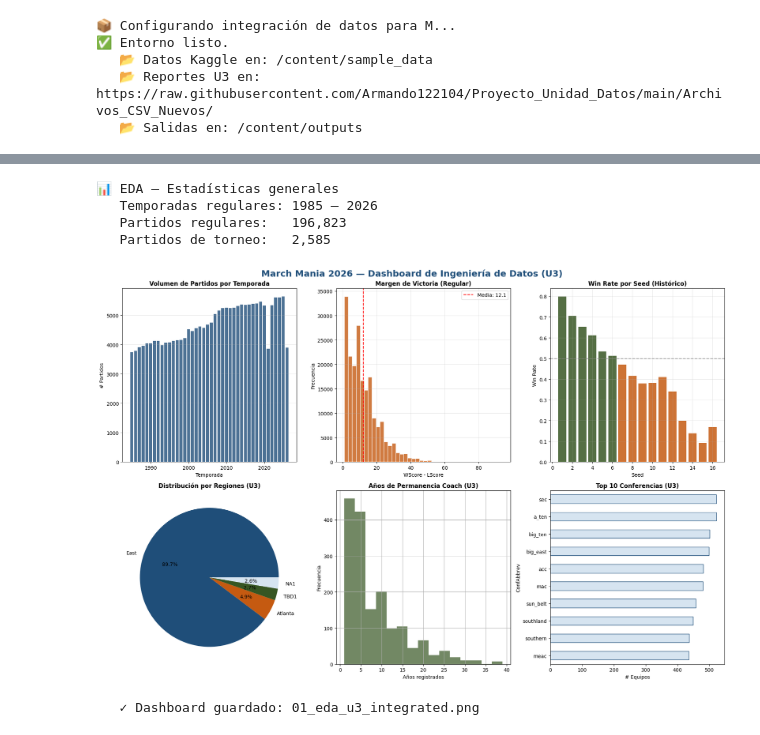
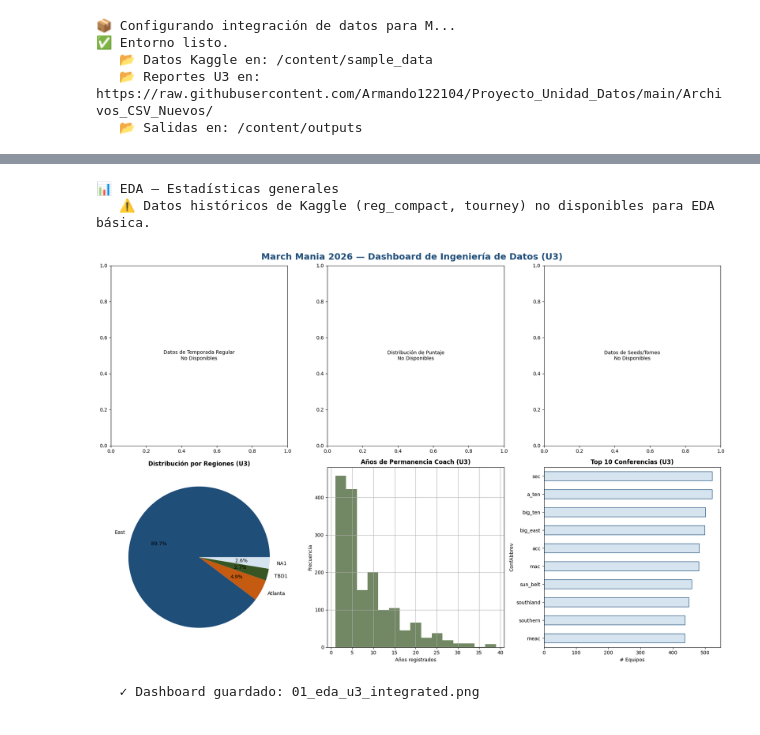
Before and after one commit to Armando122104/Proyecto_Unidad_Datos, a Jupyter notebook: ProyectoUnidad2_Final_Version.ipynb, the cells around one changed output, grey strips where cells are left out. Drawn from its saved outputs; the diff is of its cells as text; code cells hidden in the pictures.

```diff
--- a/ProyectoUnidad2_Final_Version.ipynb
+++ b/ProyectoUnidad2_Final_Version.ipynb
@@ -248,5 +248,5 @@ print("\nCarga completada. El pipeline tiene acceso a los 10 csv de las tablas n
 # %%
-# 2. EDA — ANÁLISIS EXPLORATORIO
+ # 2. EDA — ANÁLISIS EXPLORATORIO
 
 def run_eda(reg_compact, tourney, seeds_df, df_evolucion=None, df_coaches=None):
     """
@@ -254,9 +254,14 @@ def run_eda(reg_compact, tourney, seeds_df, df_evolucion=None, df_coaches=None):
     Integra datos históricos con los reportes de la Unidad 3.
     """
     print("\n📊 EDA — Estadísticas generales")
-    print(f"   Temporadas regulares: {reg_compact['Season'].min()} – {reg_compact['Season'].max()}")
-    print(f"   Partidos regulares:   {len(reg_compact):,}")
-    print(f"   Partidos de torneo:   {len(tourney):,}")
+
+    # Check for core Kaggle dataframes
+    if reg_compact is not None and tourney is not None:
+        print(f"   Temporadas regulares: {reg_compact['Season'].min()} – {reg_compact['Season'].max()}")
+        print(f"   Partidos regulares:   {len(reg_compact):,}")
+        print(f"   Partidos de torneo:   {len(tourney):,}")
+    else:
+        print("   ⚠️ Datos históricos de Kaggle (reg_compact, tourney) no disponibles para EDA básica.")
 
     fig, axes = plt.subplots(2, 3, figsize=(18, 12))
     fig.suptitle("March Mania 2026 — Dashboard de Ingeniería de Datos (U3)",
@@ -264,20 +269,28 @@ def run_eda(reg_compact, tourney, seeds_df, df_evolucion=None, df_coaches=None):
 
     # 1. Partidos por temporada (Kaggle)
     ax = axes[0, 0]
-    games_per_season = reg_compact.groupby("Season").size()
-    ax.bar(games_per_season.index, games_per_season.values, color=PALETTE["primary"], alpha=0.8)
-    ax.set_title("Volumen de Partidos por Temporada", fontweight="bold")
-    ax.set_xlabel("Temporada"); ax.set_ylabel("# Partidos")
-    ax.grid(axis="y", alpha=0.3)
+    if reg_compact is not None:
+        games_per_season = reg_compact.groupby("Season").size()
+        ax.bar(games_per_season.index, games_per_season.values, color=PALETTE["primary"], alpha=0.8)
+        ax.set_title("Volumen de Partidos por Temporada", fontweight="bold")
+        ax.set_xlabel("Temporada"); ax.set_ylabel("# Partidos")
+        ax.grid(axis="y", alpha=0.3)
+    else:
+        ax.text(0.5, 0.5, "Datos de Temporada Regular\nNo Disponibles", ha='center', va='center')
+
 
     # 2. Distribución de diferencias de puntaje (Kaggle)
     ax = axes[0, 1]
-    score_diff = reg_compact["WScore"] - reg_compact["LScore"]
-    ax.hist(score_diff, bins=40, color=PALETTE["accent"], alpha=0.8, edgecolor="white")
-    ax.axvline(score_diff.mean(), color="red", linestyle="--", label=f"Media: {score_diff.mean():.1f}")
-    ax.set_title("Margen de Victoria (Regular)", fontweight="bold")
-    ax.set_xlabel("WScore - LScore"); ax.set_ylabel("Frecuencia")
-    ax.legend(); ax.grid(alpha=0.3)
+    if reg_compact is not None:
+        score_diff = reg_compact["WScore"] - reg_compact["LScore"]
+        ax.hist(score_diff, bins=40, color=PALETTE["accent"], alpha=0.8, edgecolor="white")
+        ax.axvline(score_diff.mean(), color="red", linestyle="--", label=f"Media: {score_diff.mean():.1f}")
+        ax.set_title("Margen de Victoria (Regular)", fontweight="bold")
+        ax.set_xlabel("WScore - LScore"); ax.set_ylabel("Frecuencia")
+        ax.legend(); ax.grid(alpha=0.3)
+    else:
+        ax.text(0.5, 0.5, "Distribución de Puntaje\nNo Disponibles", ha='center', va='center')
+
 
     # 3. Win Rate por Seed en Torneo (Kaggle)
     ax = axes[0, 2]
@@ -289,16 +302,22 @@ def run_eda(reg_compact, tourney, seeds_df, df_evolucion=None, df_coaches=None):
         t = t.merge(seeds_clean[["Season","TeamID","SeedNum"]], left_on=["Season","LTeamID"], right_on=["Season","TeamID"])
         t = t.rename(columns={"SeedNum": "LSeed"}).drop("TeamID", axis=1)
 
-        seed_wins = t.groupby("WSeed").size().reset_index(name="Wins")
-        seed_total = pd.concat([t[["WSeed"]].rename(columns={"WSeed":"Seed"}), t[["LSeed"]].rename(columns={"LSeed":"Seed"})]).groupby("Seed").size()
-        seed_wr = (seed_wins.set_index("WSeed")["Wins"] / seed_total).reset_index()
-        seed_wr.columns = ["Seed", "WinRate"]
-        colors = [PALETTE["success"] if wr > 0.5 else PALETTE["accent"] for wr in seed_wr["WinRate"]]
-        ax.bar(seed_wr["Seed"], seed_wr["WinRate"], color=colors, alpha=0.85)
-        ax.axhline(0.5, color="gray", linestyle="--", alpha=0.7)
-        ax.set_title("Win Rate por Seed (Histórico)", fontweight="bold")
-        ax.set_xlabel("Seed"); ax.set_ylabel("Win Rate")
-        ax.grid(alpha=0.3)
+        # Ensure t is not empty before proceeding
+        if not t.empty:
+            seed_wins = t.groupby("WSeed").size().reset_index(name="Wins")
+            seed_total = pd.concat([t[["WSeed"]].rename(columns={"WSeed":"Seed"}), t[["LSeed"]].rename(columns={"LSeed":"Seed"})]).groupby("Seed").size()
+            seed_wr = (seed_wins.set_index("WSeed")["Wins"] / seed_total).reset_index()
+            seed_wr.columns = ["Seed", "WinRate"]
+            colors = [PALETTE["success"] if wr > 0.5 else PALETTE["accent"] for wr in seed_wr["WinRate"]]
+            ax.bar(seed_wr["Seed"], seed_wr["WinRate"], color=colors, alpha=0.85)
+            ax.axhline(0.5, color="gray", linestyle="--", alpha=0.7)
+            ax.set_title("Win Rate por Seed (Histórico)", fontweight="bold")
+            ax.set_xlabel("Seed"); ax.set_ylabel("Win Rate")
+            ax.grid(alpha=0.3)
+        else:
+            ax.text(0.5, 0.5, "Datos de Seeds/Torneo\nInsuficientes o No Disponibles", ha='center', va='center')
+    else:
+        ax.text(0.5, 0.5, "Datos de Seeds/Torneo\nNo Disponibles", ha='center', va='center')
 
     # --- DATOS PROVENIENTES DE LA UNIDAD 3 ---
 
@@ -320,37 +339,35 @@ def run_eda(reg_compact, tourney, seeds_df, df_evolucion=None, df_coaches=None):
         ax.set_title("Años de Permanencia Coach (U3)", fontweight="bold")
         ax.set_xlabel("Años registrados"); ax.set_ylabel("Frecuencia")
     else:
         ax.text(0.5, 0.5, "Datos de Coaches U3\nNo Disponibles", ha='center', va='center')
 
     # 6. Top Conferencias por Volumen de Equipos (De: Reporte_Equipos_Conferencias.csv)
     ax = axes[1, 2]
     if df_evolucion is not None and 'ConfAbbrev' in df_evolucion.columns:
         df_evolucion['ConfAbbrev'].value_counts().head(10).plot(kind='barh', ax=ax, color=PALETTE["light"], edgecolor=PALETTE["primary"])
         ax.invert_yaxis()
         ax.set_title("Top 10 Conferencias (U3)", fontweight="bold")
         ax.set_xlabel("# Equipos")
     else:
         ax.text(0.5, 0.5, "Datos de Conf. U3\nNo Disponibles", ha='center', va='center')
 
     plt.tight_layout()
     plt.savefig(FIGURES_DIR / "01_eda_u3_integrated.png", dpi=150, bbox_inches="tight")
     plt.show()
     print("   ✓ Dashboard guardado: 01_eda_u3_integrated.png")
 
 # INVOCACIÓN
 run_eda(
     reg_compact=reg_compact,
     tourney=tourney,
     seeds_df=seeds_df,
     df_evolucion=evolucion,
     df_coaches=coaches_report
 )
 # %% [output]
 📊 EDA — Estadísticas generales
-   Temporadas regulares: 1985 – 2026
-   Partidos regulares:   196,823
-   Partidos de torneo:   2,585
+   ⚠️ Datos históricos de Kaggle (reg_compact, tourney) no disponibles para EDA básica.
-[figure, old version]
+[figure, new version]
    ✓ Dashboard guardado: 01_eda_u3_integrated.png
 # %%
 # ─── VISTA PREVIA: RESULTADOS COMPACTOS ───────────────────────────────────────
```
Also changed, not shown: parts of 15 cells of this notebook.
